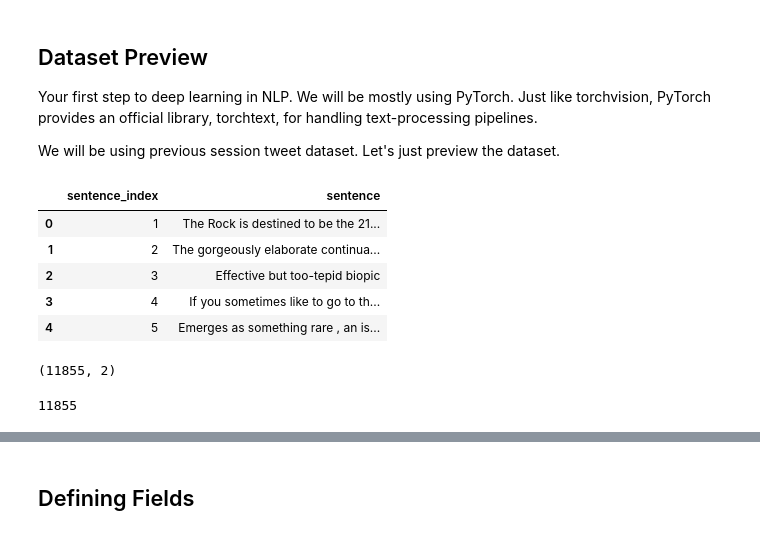
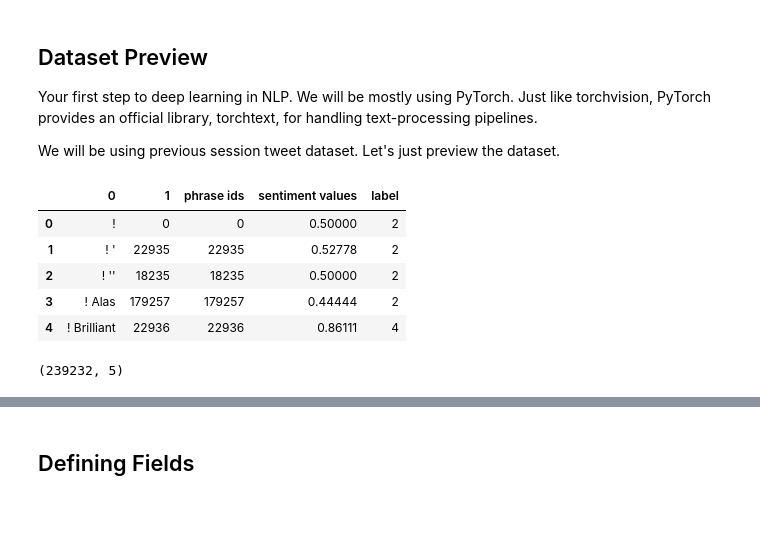
Before and after one commit to Sunil-K-S/END, a Jupyter notebook: Stanford_Sentiment_Analysis_of_Rotten_Tomatoes_using_LSTM_RNN.ipynb, the cells around one changed output, grey strips where cells are left out. Saved outputs shown, nothing was run; the diff lists cells and outputs as text; code cells hidden in the pictures.

```diff
--- a/Stanford_Sentiment_Analysis_of_Rotten_Tomatoes_using_LSTM_RNN.ipynb
+++ b/Stanford_Sentiment_Analysis_of_Rotten_Tomatoes_using_LSTM_RNN.ipynb
@@ -13,14 +29,3 @@ Mounted at /content/drive
 Your first step to deep learning in NLP. We will be mostly using PyTorch. Just like torchvision, PyTorch provides an official library, torchtext, for handling text-processing pipelines.
 
 We will be using previous session tweet dataset. Let's just preview the dataset.
-# %%
-import pandas as pd
-df1= pd.read_csv('drive/MyDrive/Tomato/datasetSentences.txt',sep='\t')
-df1.head()
-# %% [output]
-|  | sentence_index | sentence |
-| 0 | 1 | The Rock is destined to be the 21... |
-| 1 | 2 | The gorgeously elaborate continua... |
-| 2 | 3 | Effective but too-tepid biopic |
-| 3 | 4 | If you sometimes like to go to th... |
-| 4 | 5 | Emerges as something rare , an is... |
@@ -27,10 +34,32 @@ df1.head()
+# %%
+df_phrases = pd.read_csv('stanfordSentimentTreebank/dictionary.txt', sep='|', header=None)
+df_labels = pd.read_csv('stanfordSentimentTreebank/sentiment_labels.txt', sep='|')
+# %%
+df = pd.merge(df_phrases, df_labels, how='inner', left_on=1, right_on='phrase ids')
+# %%
+def score_to_label(score):
+  if score <= 0.2:
+    return 0
+  elif score <= 0.4:
+    return 1
+  elif score <= 0.6:
+    return 2
+  elif score <= 0.8:
+    return 3
+  else:
+    return 4
+
+df['label'] = df.apply(lambda row: score_to_label(row['sentiment values']), axis=1)
+
+df.head()
+# %% [output]
+|  | 0 | 1 | phrase ids | sentiment values | label |
+| 0 | ! | 0 | 0 | 0.50000 | 2 |
+| 1 | ! ' | 22935 | 22935 | 0.52778 | 2 |
+| 2 | ! '' | 18235 | 18235 | 0.50000 | 2 |
+| 3 | ! Alas | 179257 | 179257 | 0.44444 | 2 |
+| 4 | ! Brilliant | 22936 | 22936 | 0.86111 | 4 |
 # %%
-df1.shape
+df.shape
 # %% [output]
-(11855, 2)
+(239232, 5)
-# %%
-index = df1.index
-number_of_rows_sentences = len(index)
-print(number_of_rows_sentences)
-# %% [output]
-11855
```
Also changed, not shown: parts of 36 cells of this notebook.
